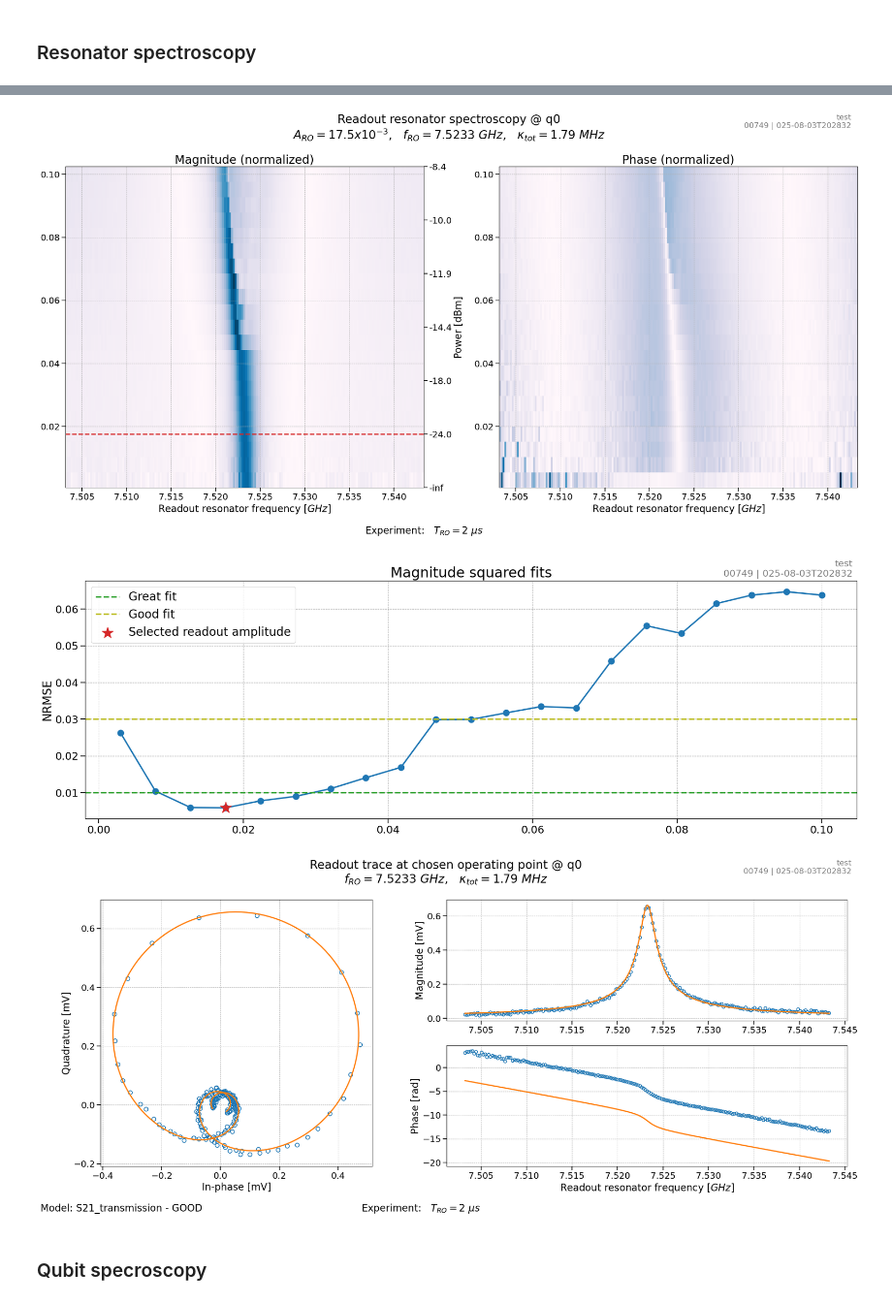
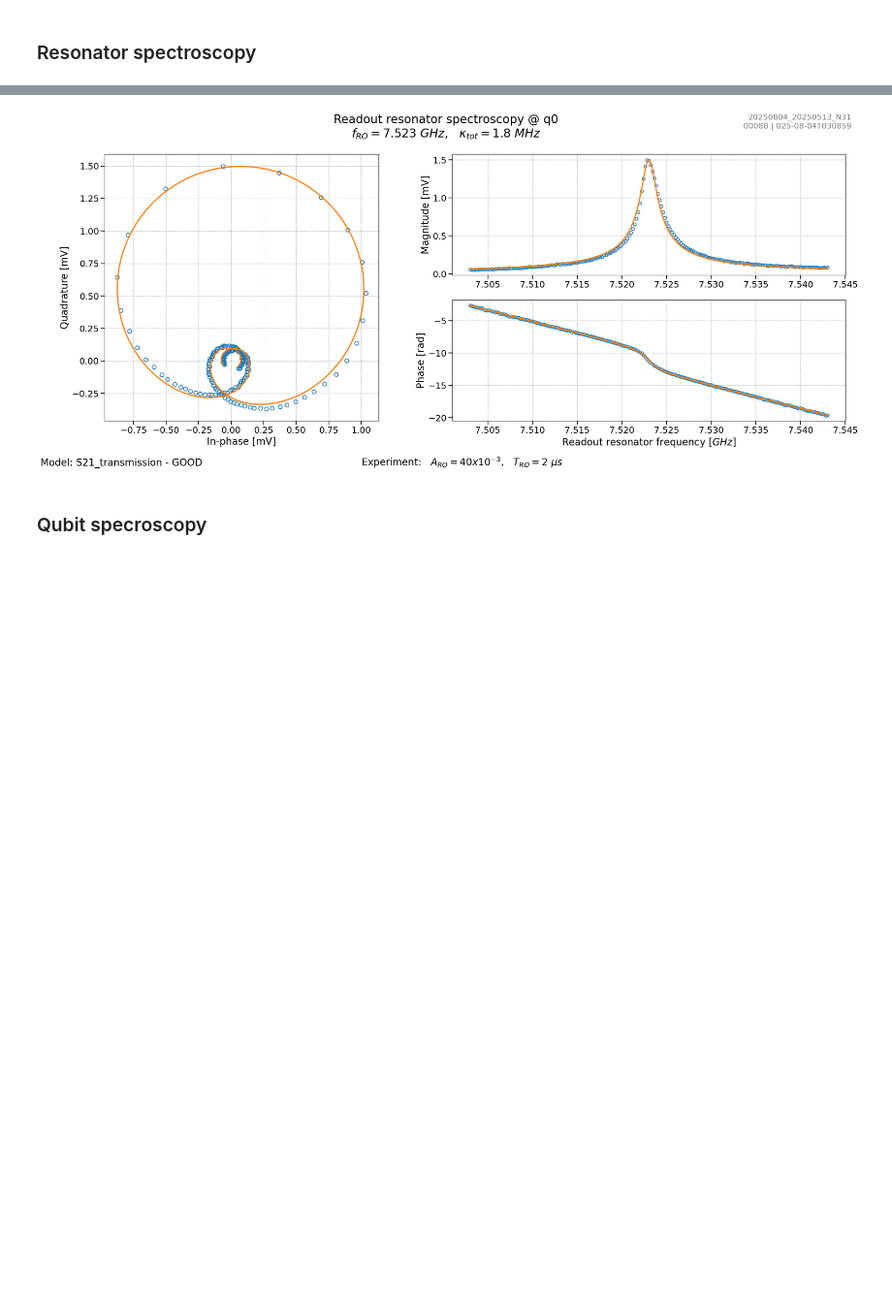
Before and after one commit to SQIL-EPFL/sqil-experiments, a Jupyter notebook: sqil_experiments/measurements/measure.ipynb, the cells around one changed output, grey strips where cells are left out. Shown at 97% size. Cells and saved outputs as stored; diff of their text form; code cells hidden in the pictures; blank space fills up the shorter version.

```diff
--- a/sqil_experiments/measurements/measure.ipynb
+++ b/sqil_experiments/measurements/measure.ipynb
@@ -39,11 +39,12 @@ options = ResonatorSpectroscopyExperimentOptions()
 options.count = 800
 
 result = rr_spec.run(
-    # np.linspace(7e9, 8e9, 2001),
-    rr_spec.sweep_around("readout_resonator_frequency", 20e6, n_points=201),
-    sweeps={"readout_amplitude": np.linspace(0.003, 0.1, 21)},
+    # [np.linspace(7e9, 8e9, 2001)],
+    [rr_spec.sweep_around("readout_resonator_frequency", 20e6, n_points=201)],
+    # sweeps={"readout_amplitude": np.linspace(0.003, 0.06, 21)},
     # sweeps={"index": np.arange(200)},
+    qu_ids=["q0"],
     options=options,
-    update_params=False
+    update_params=True,
 )
 # %% [output]
@@ -76,6 +77,4 @@ False dict_keys(['data', 'readout_resonator_frequency', 'sweep0', 'metadata'])
-[figure, old version]
+[figure, new version]
-[figure, removed]
-[figure, removed]
 # %% [markdown]
 ### Qubit specroscopy
 # %%
```
Also changed, not shown: parts of 6 cells of this notebook, 7 other files.
